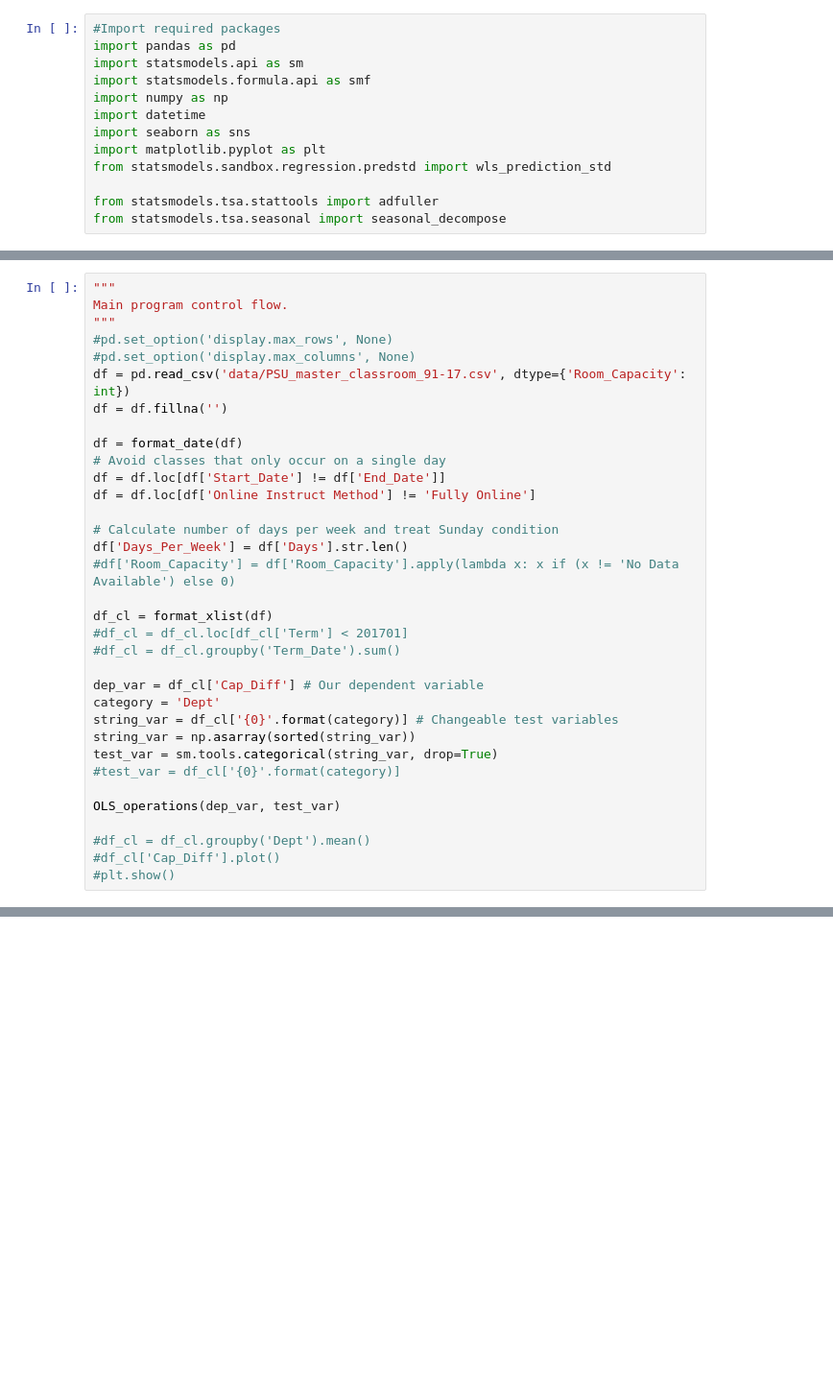
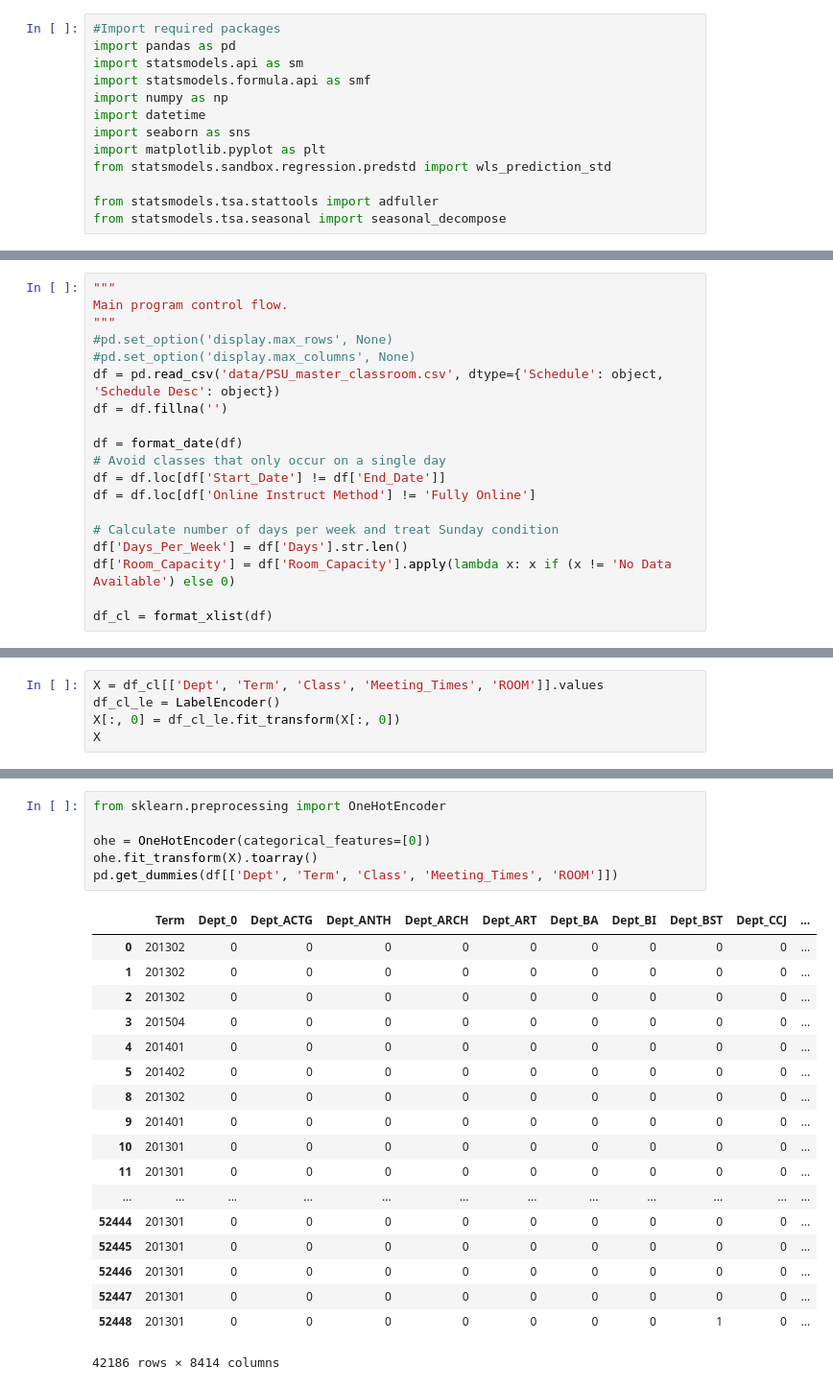
Before and after one commit to saashimi/CPO-datascience, a Jupyter notebook: CPO Datascience - dev-full_dataset-Regression.ipynb, the cells around one changed output, grey strips where cells are left out. Shown at 96% size. Saved outputs shown, nothing was run; the diff lists cells and outputs as text; blank space fills up the shorter version.

```diff
--- a/CPO Datascience - dev-full_dataset-Regression.ipynb
+++ b/CPO Datascience - dev-full_dataset-Regression.ipynb
@@ -88,7 +50,7 @@ Main program control flow.
 """
 #pd.set_option('display.max_rows', None)
 #pd.set_option('display.max_columns', None)
-df = pd.read_csv('data/PSU_master_classroom_91-17.csv', dtype={'Room_Capacity': int})
+df = pd.read_csv('data/PSU_master_classroom.csv', dtype={'Schedule': object, 'Schedule Desc': object})
 df = df.fillna('')
 
 df = format_date(df)
@@ -98,21 +60,6 @@ df = df.loc[df['Online Instruct Method'] != 'Fully Online']
 
 # Calculate number of days per week and treat Sunday condition
 df['Days_Per_Week'] = df['Days'].str.len()
-#df['Room_Capacity'] = df['Room_Capacity'].apply(lambda x: x if (x != 'No Data Available') else 0)
+df['Room_Capacity'] = df['Room_Capacity'].apply(lambda x: x if (x != 'No Data Available') else 0)
 
 df_cl = format_xlist(df)
-#df_cl = df_cl.loc[df_cl['Term'] < 201701]
-#df_cl = df_cl.groupby('Term_Date').sum()
-
-dep_var = df_cl['Cap_Diff'] # Our dependent variable
-category = 'Dept'
-string_var = df_cl['{0}'.format(category)] # Changeable test variables
-string_var = np.asarray(sorted(string_var))
-test_var = sm.tools.categorical(string_var, drop=True)
-#test_var = df_cl['{0}'.format(category)]
-
-OLS_operations(dep_var, test_var)
-
-#df_cl = df_cl.groupby('Dept').mean()
-#df_cl['Cap_Diff'].plot()
-#plt.show()
@@ -137,0 +81,5 @@ NameError: name 'y_true' is not defined
+# %%
+X = df_cl[['Dept', 'Term', 'Class', 'Meeting_Times', 'ROOM']].values
+df_cl_le = LabelEncoder()
+X[:, 0] = df_cl_le.fit_transform(X[:, 0])
+X
@@ -137,0 +94,25 @@ NameError: name 'y_true' is not defined
+# %%
+from sklearn.preprocessing import OneHotEncoder
+
+ohe = OneHotEncoder(categorical_features=[0])
+ohe.fit_transform(X).toarray()
+pd.get_dummies(df[['Dept', 'Term', 'Class', 'Meeting_Times', 'ROOM']])
+# %% [output]
+|  | Term | Dept_0 | Dept_ACTG | Dept_ANTH | Dept_ARCH | Dept_ART | Dept_BA | Dept_BI | Dept_BST | Dept_CCJ | ... |
+| 0 | 201302 | 0 | 0 | 0 | 0 | 0 | 0 | 0 | 0 | 0 | ... |
+| 1 | 201302 | 0 | 0 | 0 | 0 | 0 | 0 | 0 | 0 | 0 | ... |
+| 2 | 201302 | 0 | 0 | 0 | 0 | 0 | 0 | 0 | 0 | 0 | ... |
+| 3 | 201504 | 0 | 0 | 0 | 0 | 0 | 0 | 0 | 0 | 0 | ... |
+| 4 | 201401 | 0 | 0 | 0 | 0 | 0 | 0 | 0 | 0 | 0 | ... |
+| 5 | 201402 | 0 | 0 | 0 | 0 | 0 | 0 | 0 | 0 | 0 | ... |
+| 8 | 201302 | 0 | 0 | 0 | 0 | 0 | 0 | 0 | 0 | 0 | ... |
+| 9 | 201401 | 0 | 0 | 0 | 0 | 0 | 0 | 0 | 0 | 0 | ... |
+| 10 | 201301 | 0 | 0 | 0 | 0 | 0 | 0 | 0 | 0 | 0 | ... |
+| 11 | 201301 | 0 | 0 | 0 | 0 | 0 | 0 | 0 | 0 | 0 | ... |
+| ... | ... | ... | ... | ... | ... | ... | ... | ... | ... | ... | ... |
+| 52444 | 201301 | 0 | 0 | 0 | 0 | 0 | 0 | 0 | 0 | 0 | ... |
+| 52445 | 201301 | 0 | 0 | 0 | 0 | 0 | 0 | 0 | 0 | 0 | ... |
+| 52446 | 201301 | 0 | 0 | 0 | 0 | 0 | 0 | 0 | 0 | 0 | ... |
+| 52447 | 201301 | 0 | 0 | 0 | 0 | 0 | 0 | 0 | 0 | 0 | ... |
+| 52448 | 201301 | 0 | 0 | 0 | 0 | 0 | 0 | 0 | 1 | 0 | ... |
+42186 rows × 8414 columns
```
Also changed, not shown: parts of 7 cells of this notebook, 1 other file.
